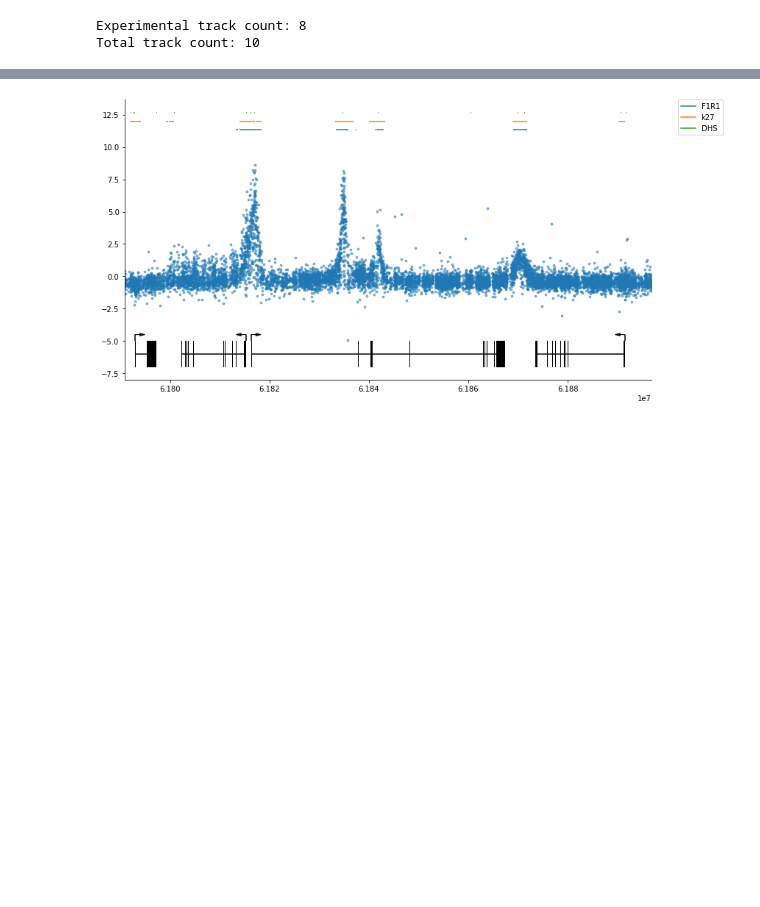
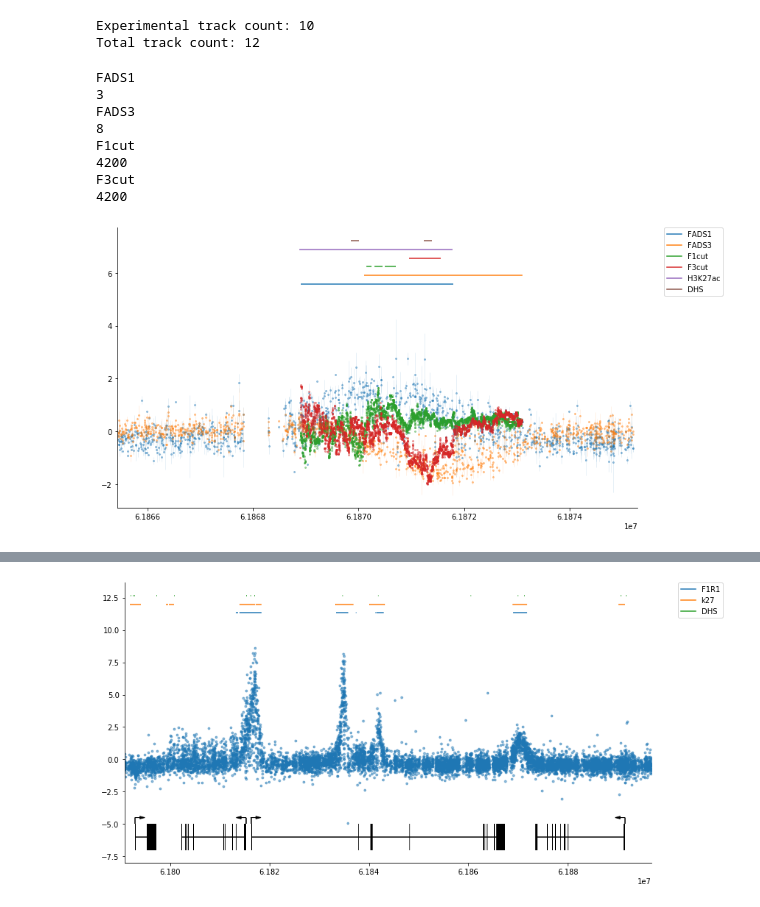
Before and after one commit to sjgosai/casa, a Jupyter notebook: analysis/FADS_locus.ipynb, the cells around one changed output, grey strips where cells are left out. Saved outputs shown, nothing was run; the diff lists cells and outputs as text; code cells hidden in the pictures; blank space fills up the shorter version.

```diff
--- a/analysis/FADS_locus.ipynb
+++ b/analysis/FADS_locus.ipynb
@@ -121,8 +151,9 @@ test_peaks = [ merge_bed(
                )
                for df in test_peaks ]
 ## Filter out tiny peaks
-test_peaks = [ df[ (df['end'] - df['start']) > 100 ]
-               for df in test_peaks ]
+test_peaks = [ df[ (df['end'] - df['start']) > 100 ] if 'cut' not in fullinfo[i][0]
+               else df[ (df['end'] - df['start']) > 50 ]
+               for i, df in enumerate(test_peaks) ]
 
 print("Experimental track count: {}".format(len(test_peaks)))
 
@@ -146,5 +177,18 @@ for exp_id, peaks_idx in zip(exp_ids+extra_tags,range(len(test_peaks))):
 
 test_peaks = pd.concat(test_peaks,axis=0,ignore_index=True)
 # %% [output]
-Experimental track count: 8
-Total track count: 10
+Experimental track count: 10
+Total track count: 12
+# %%
+fig_h, ax_h = plot_combined_cutsites(np.array([[61865430,61875290]]),
+          data, test_peaks, plot_ids=['F1R1','F1R2','F3R1','F3R2','F1C1','F3C1','k27','DHS'])
+# %% [output]
+FADS1
+3
+FADS3
+8
+F1cut
+4200
+F3cut
+4200
+[figure, added]
```
Also changed, not shown: parts of 66 cells of this notebook, 9 other files.
